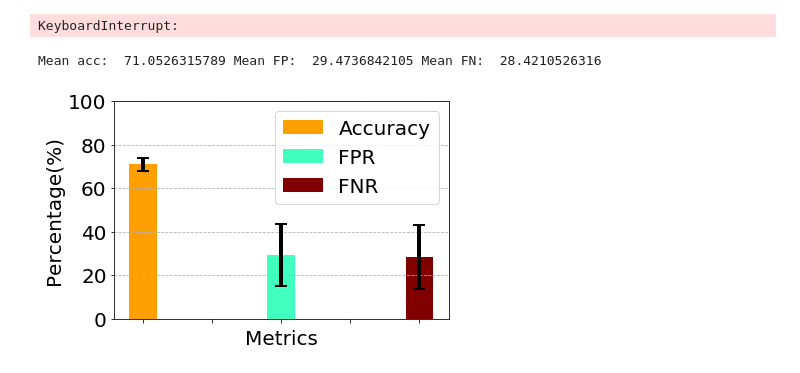
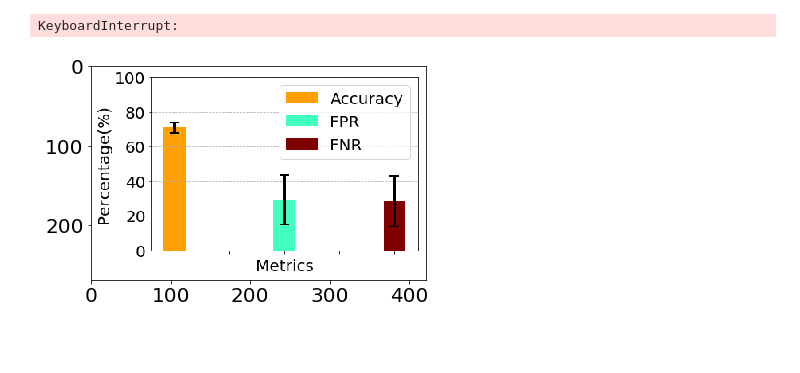
Before and after one commit to nguyenvo09/fake_news_detection_deep_learning, a Jupyter notebook: biGRU_attention.ipynb, the cells around one changed output. Saved outputs shown, nothing was run; the diff lists cells and outputs as text; code cells hidden in the pictures; blank space fills up the shorter version.

```diff
--- a/biGRU_attention.ipynb
+++ b/biGRU_attention.ipynb
@@ -488,8 +489,18 @@ def plot_results(y_label='Percentage(%)'):
 
     #plt.show()
-# %%
-# plot_results()
-HTML('<img src="fig1_birnn_result.png">')
-# %% [output]
-Mean acc:  71.0526315789 Mean FP:  29.4736842105 Mean FN:  28.4210526316
-[figure, removed]
+# %%
+# plot_results()
+def show_img(img):
+    if len(img.shape)==3: #Color BGR image
+        plt.figure()
+        plt.imshow(cv2.cvtColor(img, cv2.COLOR_BGR2RGB))
+    else: # Grayscale image
+#         plt.figure()
+        plt.imshow(img, cmap='gray')
+
+import cv2
+image = cv2.imread('fig1_birnn_result.png')
+
+show_img(image)
+# %% [output]
+[figure, added]
```
Also changed, not shown: parts of 1 cell of this notebook.
